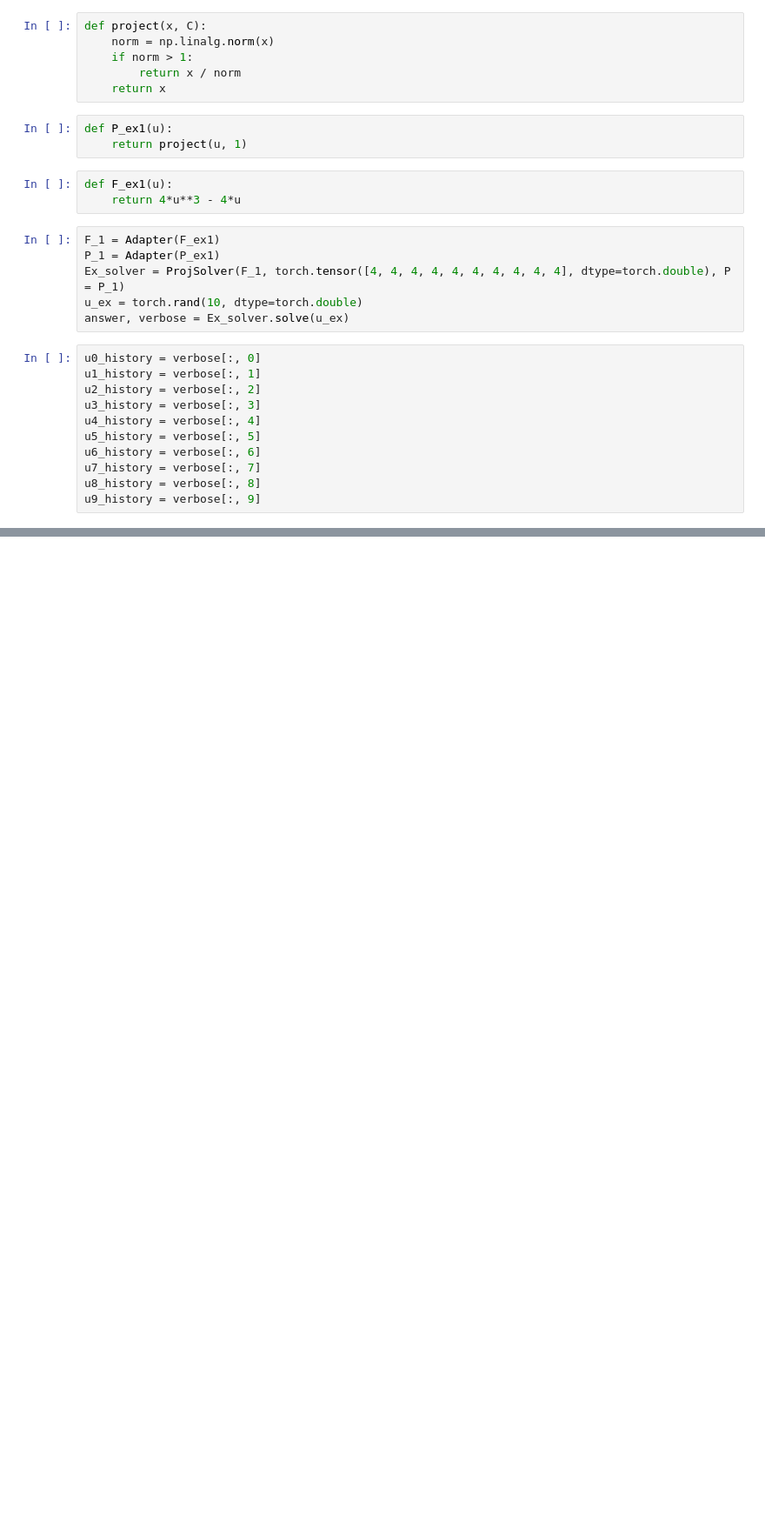
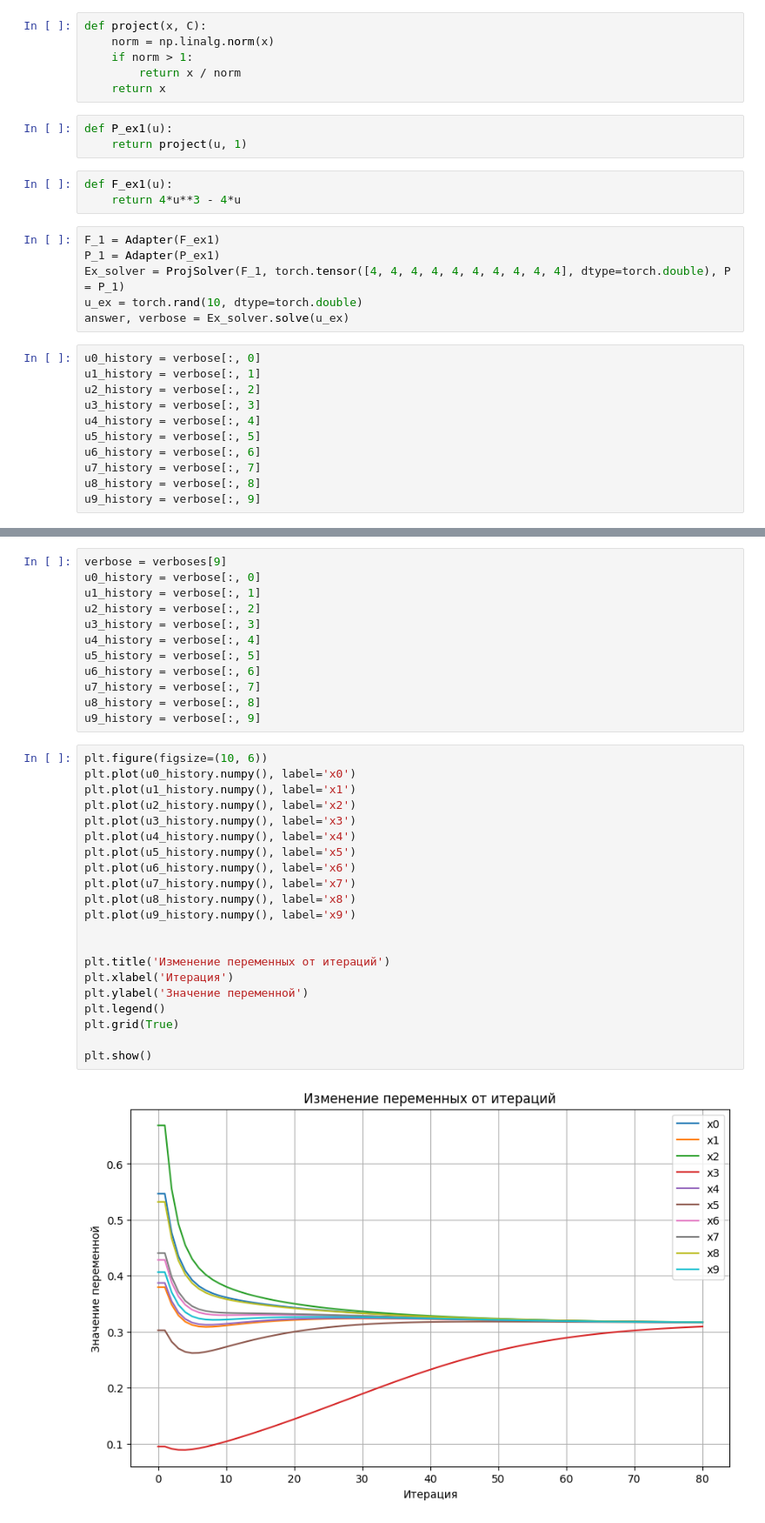
Before and after one commit to Rooney22/VI_Solver_library, a Jupyter notebook: example.ipynb, the cells around one changed output, grey strips where cells are left out. Shown: that part at 87% size. Saved outputs shown, nothing was run; the diff lists cells and outputs as text; blank space fills up the shorter version.

```diff
--- a/example.ipynb
+++ b/example.ipynb
@@ -99,0 +422,35 @@ plt.show()
+# %%
+verbose = verboses[9]
+u0_history = verbose[:, 0]
+u1_history = verbose[:, 1]
+u2_history = verbose[:, 2]
+u3_history = verbose[:, 3]
+u4_history = verbose[:, 4]
+u5_history = verbose[:, 5]
+u6_history = verbose[:, 6]
+u7_history = verbose[:, 7]
+u8_history = verbose[:, 8]
+u9_history = verbose[:, 9]
+# %%
+plt.figure(figsize=(10, 6))
+plt.plot(u0_history.numpy(), label='x0')
+plt.plot(u1_history.numpy(), label='x1')
+plt.plot(u2_history.numpy(), label='x2')
+plt.plot(u3_history.numpy(), label='x3')
+plt.plot(u4_history.numpy(), label='x4')
+plt.plot(u5_history.numpy(), label='x5')
+plt.plot(u6_history.numpy(), label='x6')
+plt.plot(u7_history.numpy(), label='x7')
+plt.plot(u8_history.numpy(), label='x8')
+plt.plot(u9_history.numpy(), label='x9')
+
+
+plt.title('Изменение переменных от итераций')
+plt.xlabel('Итерация')
+plt.ylabel('Значение переменной')
+plt.legend()
+plt.grid(True)
+
+plt.show()
+# %% [output]
+[figure, added]
```
Also changed, not shown: parts of 22 cells of this notebook, 2 other files.
